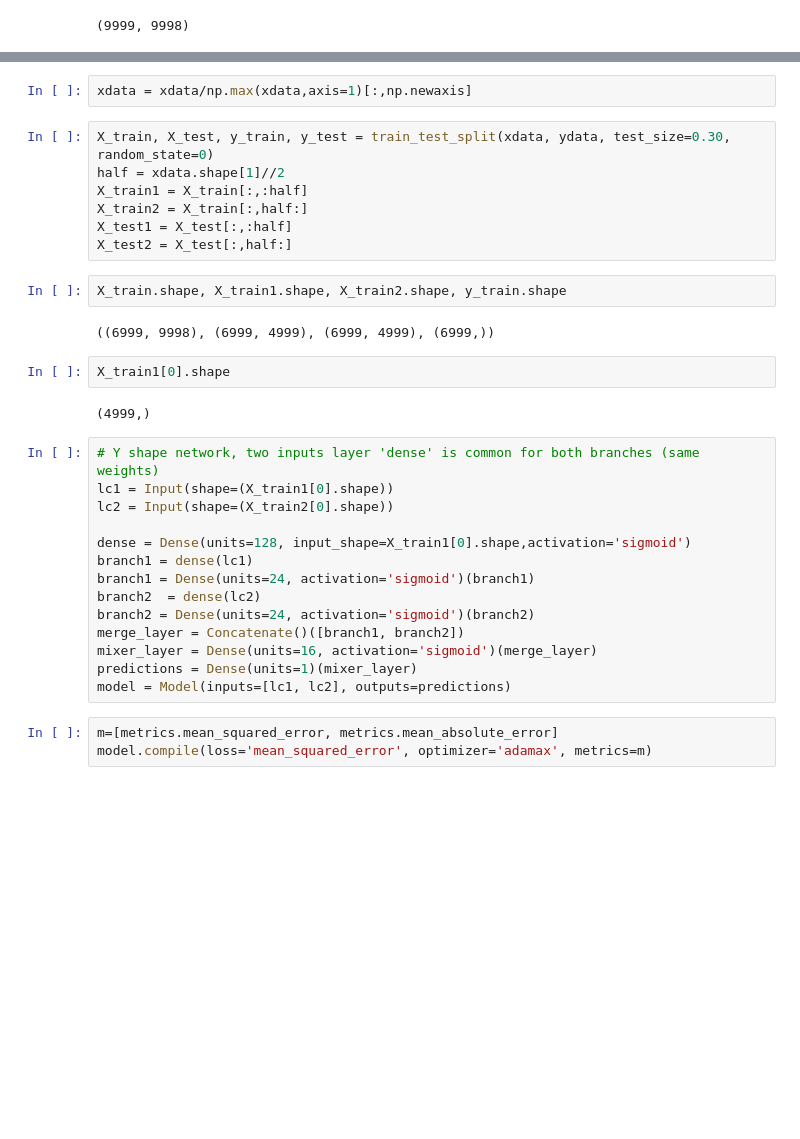
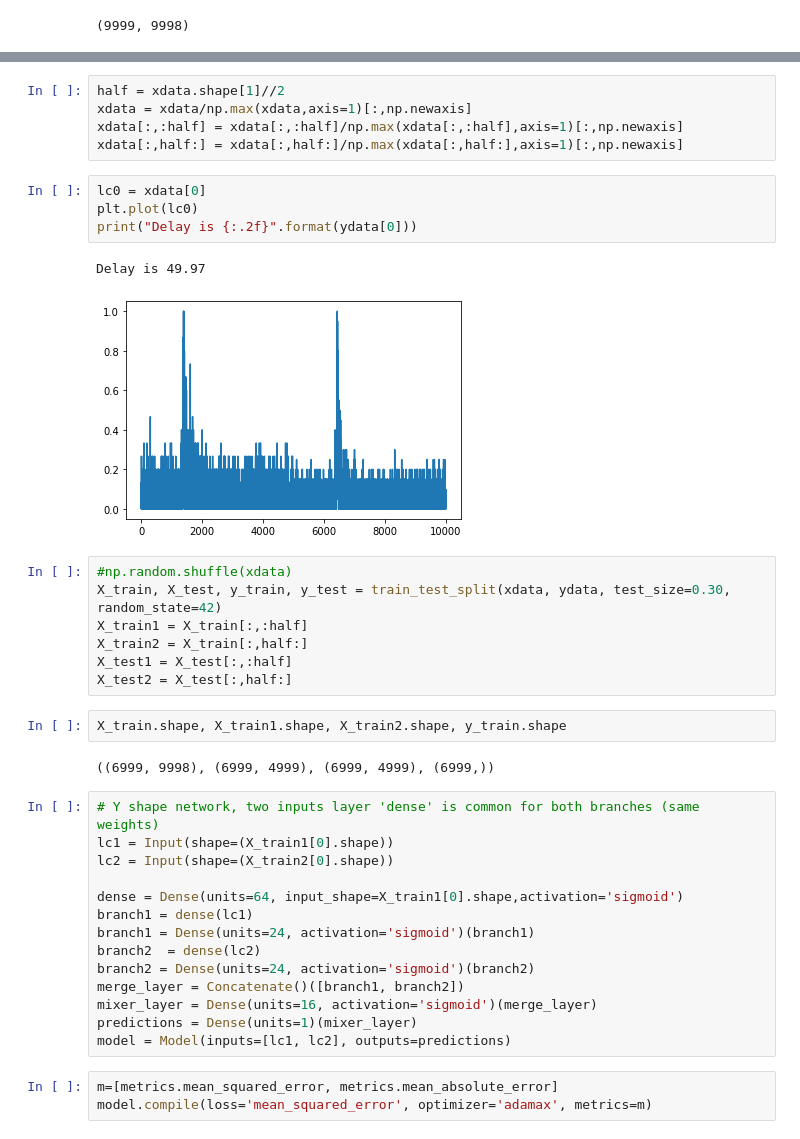
Before and after one commit to toastmaker/ccf, a Jupyter notebook: notebooks/lc_delay_ml_Y_shape.ipynb, the cells around one changed output, grey strips where cells are left out. Saved outputs shown, nothing was run; the diff lists cells and outputs as text; blank space fills up the shorter version.

```diff
--- a/notebooks/lc_delay_ml_Y_shape.ipynb
+++ b/notebooks/lc_delay_ml_Y_shape.ipynb
@@ -33,8 +54,18 @@ plt.plot(ydata)
-# %%
-xdata = xdata/np.max(xdata,axis=1)[:,np.newaxis]
+# %%
+half = xdata.shape[1]//2
+xdata = xdata/np.max(xdata,axis=1)[:,np.newaxis]
+xdata[:,:half] = xdata[:,:half]/np.max(xdata[:,:half],axis=1)[:,np.newaxis]
+xdata[:,half:] = xdata[:,half:]/np.max(xdata[:,half:],axis=1)[:,np.newaxis]
+# %%
+lc0 = xdata[0]
+plt.plot(lc0)
+print("Delay is {:.2f}".format(ydata[0]))
+# %% [output]
+Delay is 49.97
+[figure, added]
 # %%
-X_train, X_test, y_train, y_test = train_test_split(xdata, ydata, test_size=0.30, random_state=0)
-half = xdata.shape[1]//2
+#np.random.shuffle(xdata)
+X_train, X_test, y_train, y_test = train_test_split(xdata, ydata, test_size=0.30, random_state=42)
 X_train1 = X_train[:,:half]
 X_train2 = X_train[:,half:]
 X_test1 = X_test[:,:half]
@@ -43,16 +74,12 @@ X_test2 = X_test[:,half:]
 X_train.shape, X_train1.shape, X_train2.shape, y_train.shape
 # %% [output]
 ((6999, 9998), (6999, 4999), (6999, 4999), (6999,))
-# %%
-X_train1[0].shape
-# %% [output]
-(4999,)
 # %%
 # Y shape network, two inputs layer 'dense' is common for both branches (same weights)
 lc1 = Input(shape=(X_train1[0].shape))
 lc2 = Input(shape=(X_train2[0].shape))
 
-dense = Dense(units=128, input_shape=X_train1[0].shape,activation='sigmoid')
+dense = Dense(units=64, input_shape=X_train1[0].shape,activation='sigmoid')
 branch1 = dense(lc1)
 branch1 = Dense(units=24, activation='sigmoid')(branch1)
 branch2  = dense(lc2)
```
Also changed, not shown: parts of 13 cells of this notebook.
